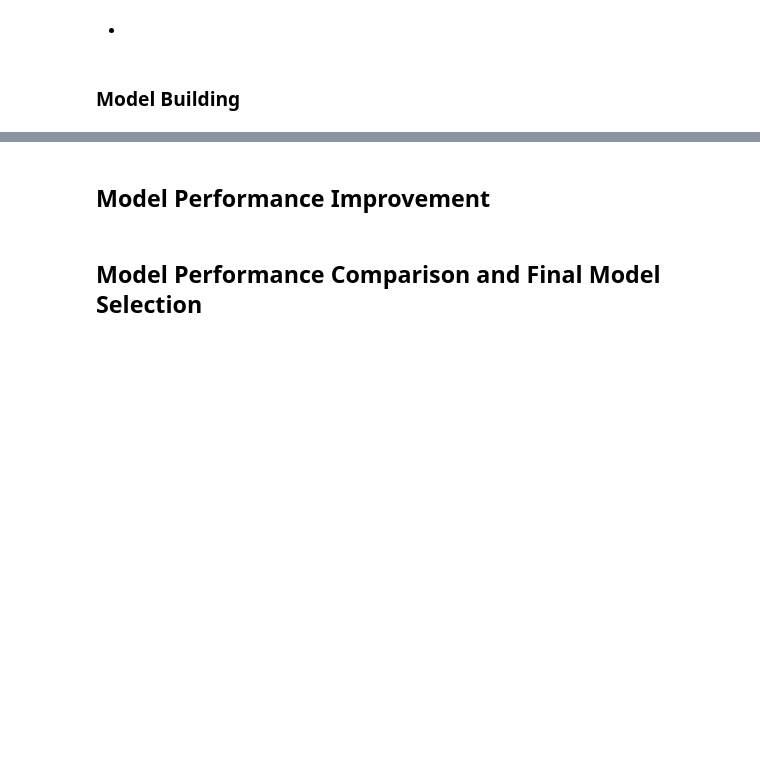
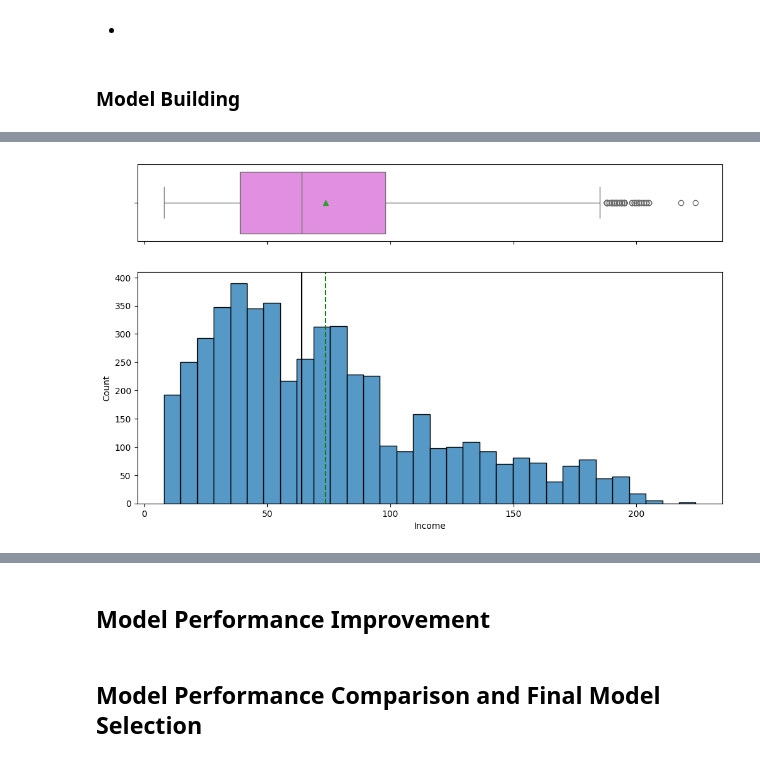
Before and after one commit to cent-softuni/math_project, a Jupyter notebook: AIML_ML_Project_full_code_notebook.ipynb, the cells around one changed output, grey strips where cells are left out. Cells and saved outputs as stored; diff of their text form; code cells hidden in the pictures; blank space fills up the shorter version.

```diff
--- a/AIML_ML_Project_full_code_notebook.ipynb
+++ b/AIML_ML_Project_full_code_notebook.ipynb
@@ -81,0 +266,4 @@ Error:
+# %%
+histogram_boxplot(data, "Income")
+# %% [output]
+[figure, added]
```
Also changed, not shown: parts of 21 cells of this notebook.
